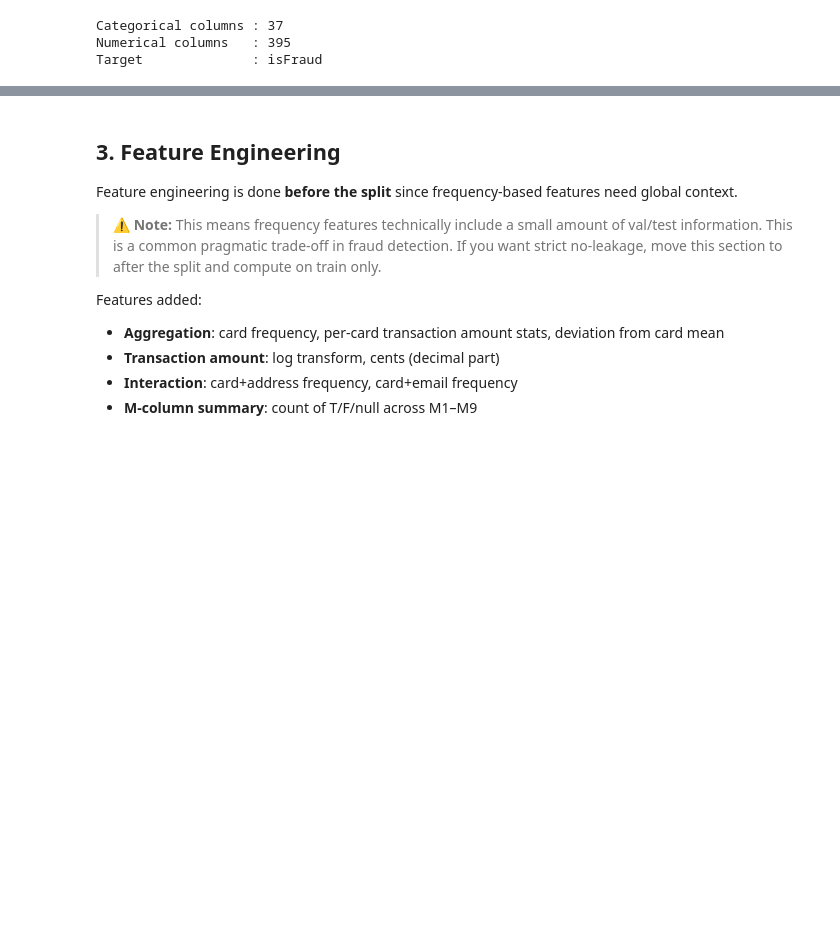
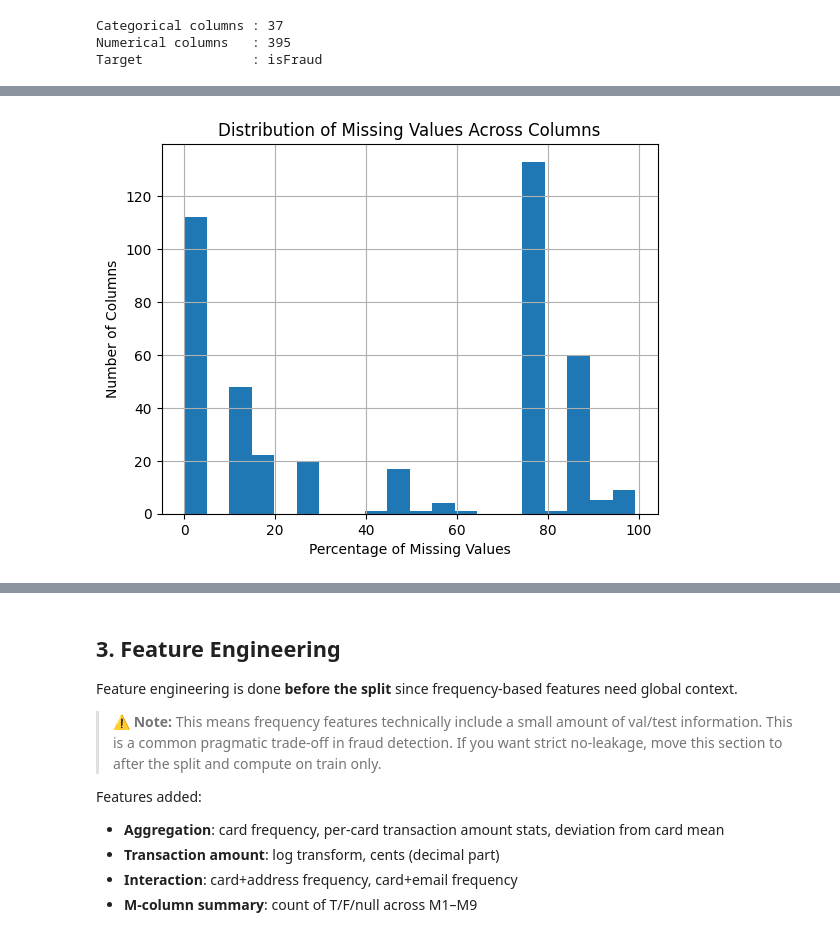
Before and after one commit to Sri0666/IEEE-CIS-Fraud-Detection-Project, a Jupyter notebook: preprocessing.ipynb, the cells around one changed output, grey strips where cells are left out. Saved outputs shown, nothing was run; the diff lists cells and outputs as text; code cells hidden in the pictures; blank space fills up the shorter version.

```diff
--- a/preprocessing.ipynb
+++ b/preprocessing.ipynb
@@ -85,0 +112,4 @@ Target              : isFraud
+# %%
+missing_values = ['', 'NA', 'NaN', 'None']
+df.replace(missing_values, np.nan, inplace=True)
+df.head()
@@ -85,0 +124,13 @@ Target              : isFraud
+# %%
+nan_summary = pd.DataFrame({
+    'nan_count': df.isnull().sum(),
+    'nan_percentage': df.isnull().mean() * 100
+})
+
+count_missing = (nan_summary['nan_percentage'] > 75).sum()
+
+nan_summary_sorted = nan_summary.sort_values(by='nan_percentage', ascending=False)
+
+pd.set_option('display.max_rows', None)
+print(nan_summary_sorted)
+print(f'Number of columns with more than 70% missing values: {count_missing}')
@@ -85,0 +155,10 @@ Target              : isFraud
+# %%
+plt.figure()
+plt.hist(nan_summary['nan_percentage'], bins=20)
+plt.xlabel('Percentage of Missing Values')
+plt.ylabel('Number of Columns')
+plt.title('Distribution of Missing Values Across Columns')
+plt.grid()
+plt.show()
+# %% [output]
+[figure, added]
```
Also changed, not shown: parts of 10 cells of this notebook, 1 other file.
